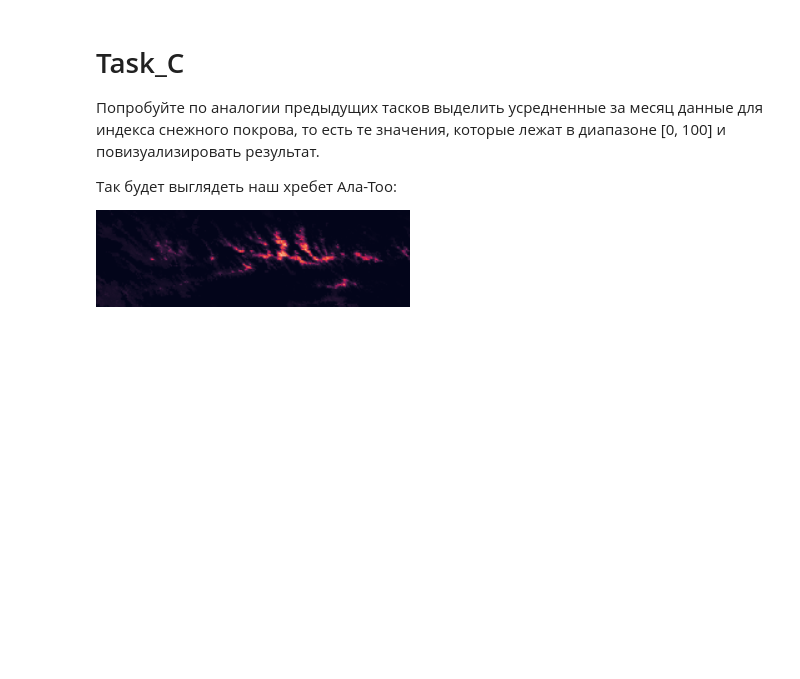
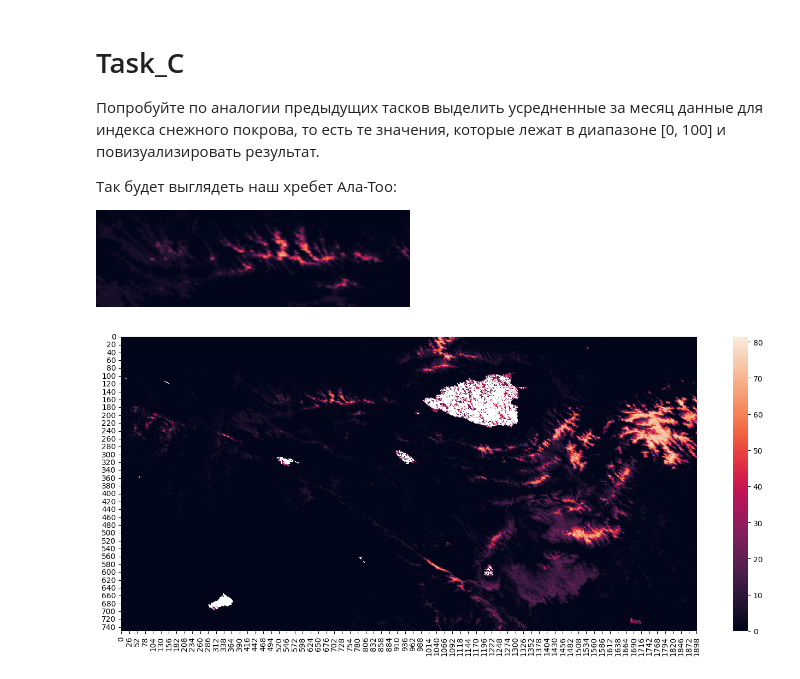
Before and after one commit to Kutmanegmkl/NumPy, a Jupyter notebook: np_hw_2.ipynb, the cells around one changed output. Drawn from its saved outputs; the diff is of its cells as text; code cells hidden in the pictures; blank space fills up the shorter version.

```diff
--- a/np_hw_2.ipynb
+++ b/np_hw_2.ipynb
@@ -439,3 +443,11 @@ cloud_arr = month_matrix.copy()
 ![image.png](embedded-picture-1)
 # %%
 ndsi = month_matrix.copy()
+# %%
+snow1 = np.where(ndsi <= 100, ndsi, np.nan)
+# %%
+snow2 = np.nanmean(snow1, axis = 2)
+# %%
+show_map(snow2)
+# %% [output]
+[figure, added]
```
Also changed, not shown: parts of 17 cells of this notebook.
